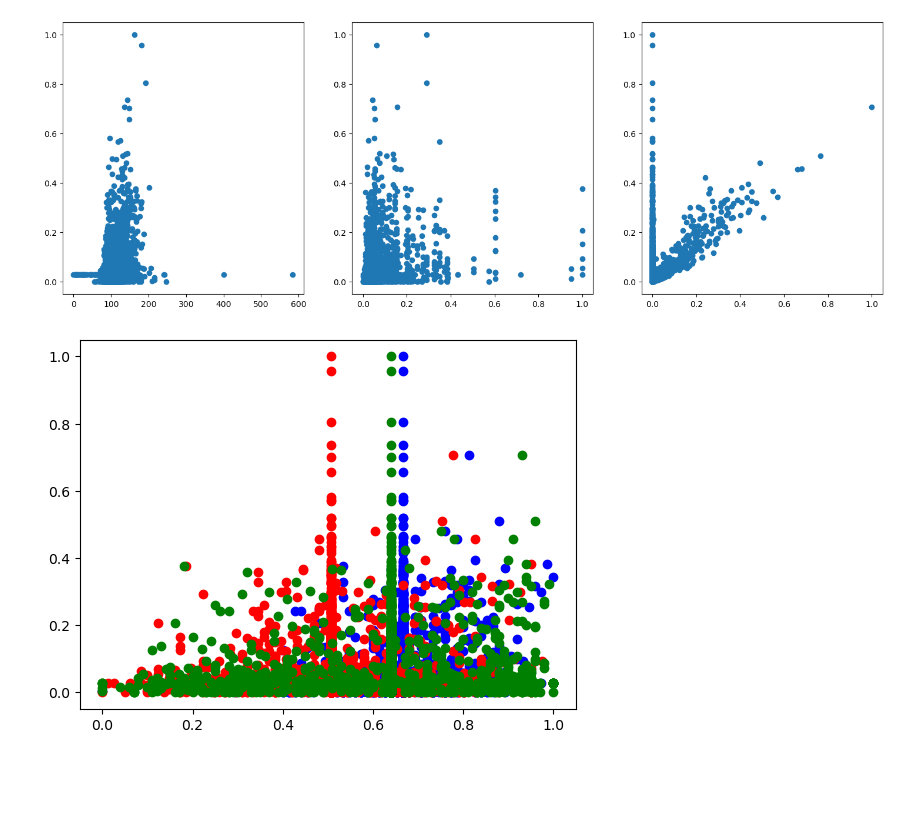
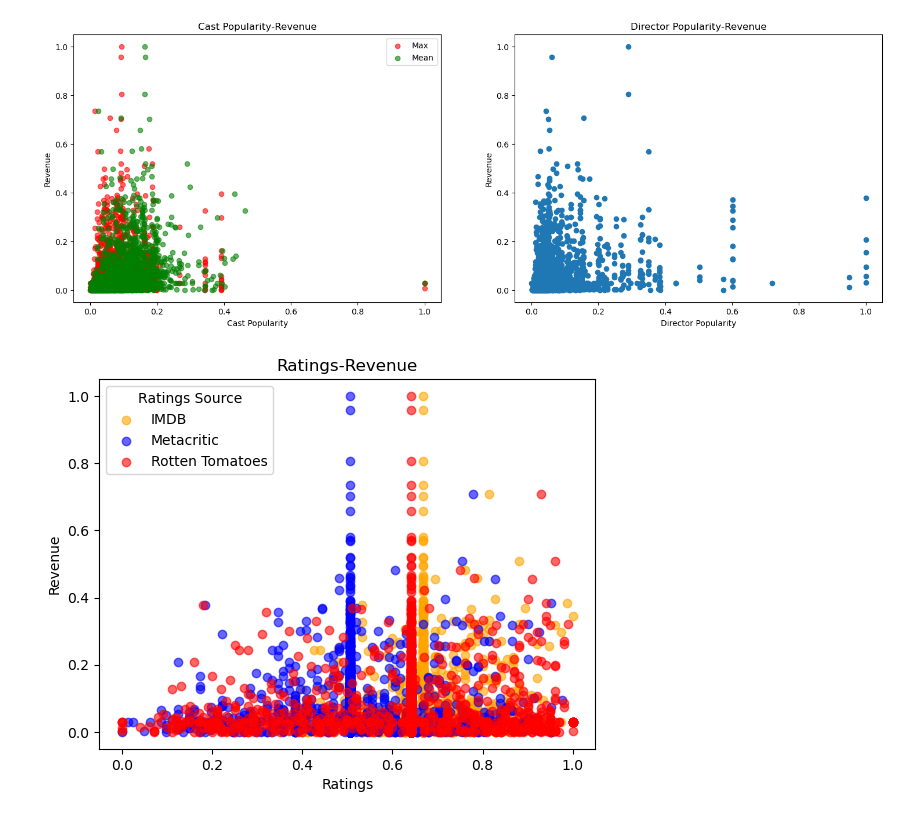
Before and after one commit to muhammad-ahmed-gh/movies-data-analysis, a Jupyter notebook: exploration.ipynb, the cells around one changed output. Saved outputs shown, nothing was run; the diff lists cells and outputs as text; code cells hidden in the pictures; blank space fills up the shorter version.

```diff
--- a/exploration.ipynb
+++ b/exploration.ipynb
@@ -39,19 +75,33 @@ plt.scatter(df.imdb_rating, df.revenue_worldwide)
 # %%
 plt.figure(figsize=(18, 6))
 
-plt.subplot(1, 3, 1)
-plt.scatter(df.runtime, df.revenue_worldwide)
+plt.subplot(1, 2, 1)
+plt.scatter(df.cast_popularity_max, df.revenue_worldwide, c='red', alpha=0.6)
+plt.scatter(df.cast_popularity_mean, df.revenue_worldwide, c='green', alpha=0.6)
+plt.xlabel("Cast Popularity")
+plt.ylabel("Revenue")
+plt.title("Cast Popularity-Revenue")
+plt.legend(["Max", "Mean"])
 
-plt.subplot(1, 3, 2)
+plt.subplot(1, 2, 2)
 plt.scatter(df.director_popularity, df.revenue_worldwide)
+plt.xlabel("Director Popularity")
+plt.ylabel("Revenue")
+plt.title("Director Popularity-Revenue")
 
-plt.subplot(1, 3, 3)
-plt.scatter(df.domestic_box_office, df.revenue_worldwide);
+plt.show()
 # %% [output]
-[figure, old version]
+[figure, new version]
 # %%
-plt.scatter(df.imdb_rating, df.revenue_worldwide, c='blue')
-plt.scatter(df.metacritic_score, df.revenue_worldwide, c='red')
-plt.scatter(df.rotten_tomatoes_score, df.revenue_worldwide, c='green');
+plt.scatter(df.imdb_rating, df.revenue_worldwide, c='orange', alpha=0.6)
+plt.scatter(df.metacritic_score, df.revenue_worldwide, c='blue', alpha=0.6)
+plt.scatter(df.rotten_tomatoes_score, df.revenue_worldwide, c='red', alpha=0.6)
+
+plt.xlabel("Ratings")
+plt.ylabel("Revenue")
+plt.title("Ratings-Revenue")
+plt.legend(["IMDB", "Metacritic", "Rotten Tomatoes"], title='Ratings Source')
+
+plt.show()
 # %% [output]
-[figure, old version]
+[figure, new version]
```
Also changed, not shown: parts of 13 cells of this notebook.
